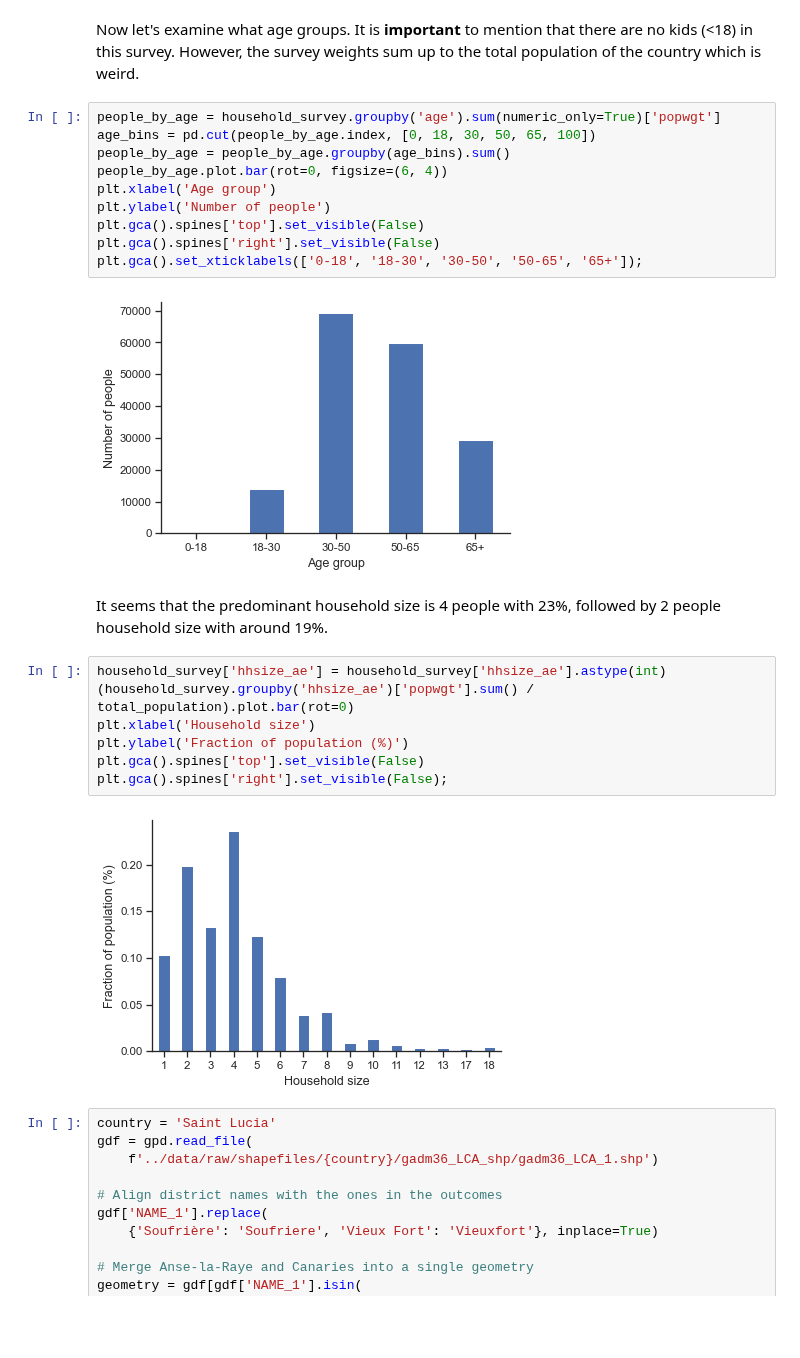
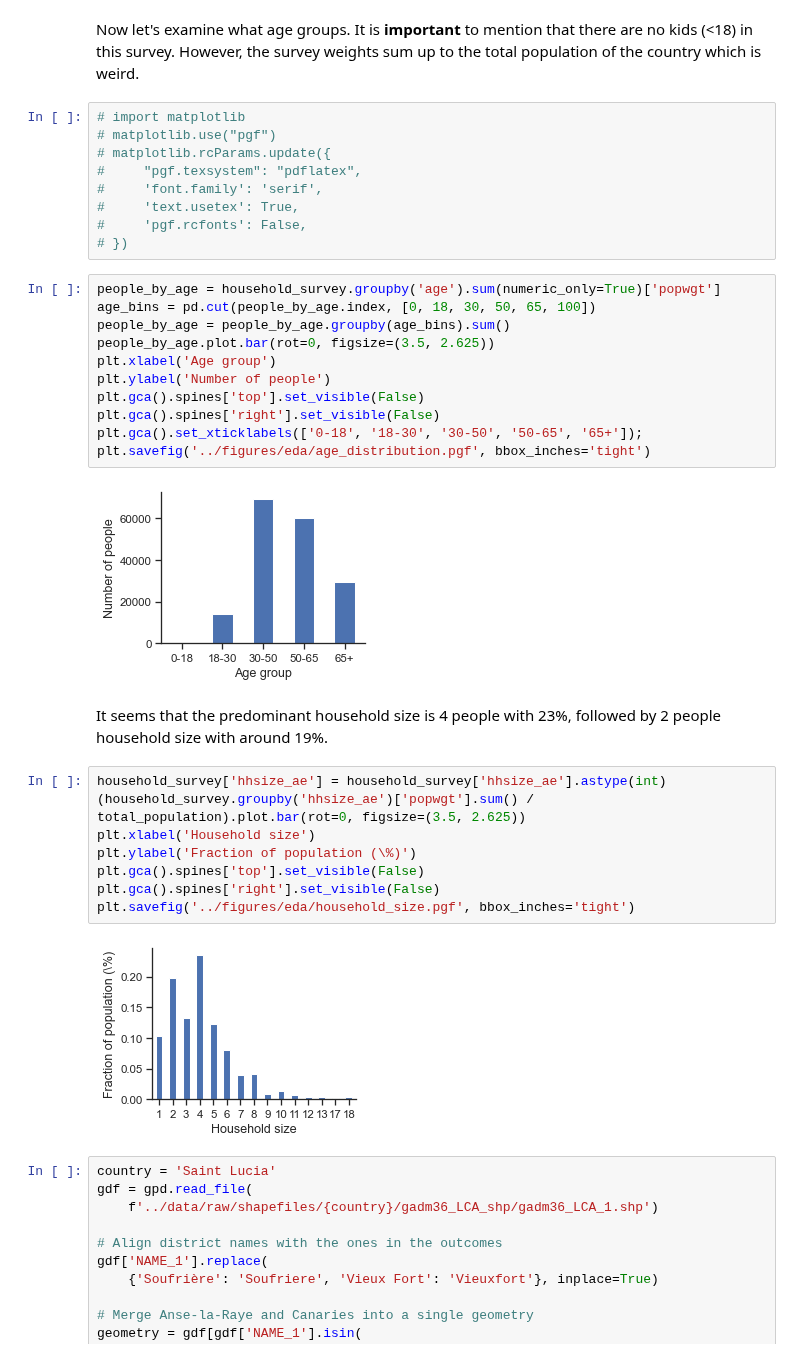
Before and after one commit to mikhailsirenko/unbreakable, a Jupyter notebook: notebooks/eda.ipynb, the cells around one changed output. Saved outputs shown, nothing was run; the diff lists cells and outputs as text; blank space fills up the shorter version.

```diff
--- a/notebooks/eda.ipynb
+++ b/notebooks/eda.ipynb
@@ -58,29 +70,40 @@ Percentage of women in the survey: 43%
 Percentage of men in the survey: 57%
 # %% [markdown]
 Now let's examine what age groups. It is **important** to mention that there are no kids (<18) in this survey. However, the survey weights sum up to the total population of the country which is weird.
+# %%
+# import matplotlib
+# matplotlib.use("pgf")
+# matplotlib.rcParams.update({
+#     "pgf.texsystem": "pdflatex",
+#     'font.family': 'serif',
+#     'text.usetex': True,
+#     'pgf.rcfonts': False,
+# })
 # %%
 people_by_age = household_survey.groupby('age').sum(numeric_only=True)['popwgt']
 age_bins = pd.cut(people_by_age.index, [0, 18, 30, 50, 65, 100])
 people_by_age = people_by_age.groupby(age_bins).sum()
-people_by_age.plot.bar(rot=0, figsize=(6, 4))
+people_by_age.plot.bar(rot=0, figsize=(3.5, 2.625))
 plt.xlabel('Age group')
 plt.ylabel('Number of people')
 plt.gca().spines['top'].set_visible(False)
 plt.gca().spines['right'].set_visible(False)
 plt.gca().set_xticklabels(['0-18', '18-30', '30-50', '50-65', '65+']);
+plt.savefig('../figures/eda/age_distribution.pgf', bbox_inches='tight')
 # %% [output]
-[figure, old version]
+[figure, new version]
 # %% [markdown]
 It seems that the predominant household size is 4 people with 23%, followed by 2 people household size with around 19%.
 # %%
 household_survey['hhsize_ae'] = household_survey['hhsize_ae'].astype(int)
-(household_survey.groupby('hhsize_ae')['popwgt'].sum() / total_population).plot.bar(rot=0)
+(household_survey.groupby('hhsize_ae')['popwgt'].sum() / total_population).plot.bar(rot=0, figsize=(3.5, 2.625))
 plt.xlabel('Household size')
-plt.ylabel('Fraction of population (%)')
+plt.ylabel('Fraction of population (\%)')
 plt.gca().spines['top'].set_visible(False)
-plt.gca().spines['right'].set_visible(False);
+plt.gca().spines['right'].set_visible(False)
+plt.savefig('../figures/eda/household_size.pgf', bbox_inches='tight')
 # %% [output]
-[figure, old version]
+[figure, new version]
 # %%
 country = 'Saint Lucia'
 gdf = gpd.read_file(
```
Also changed, not shown: parts of 10 cells of this notebook, 4 other files.
